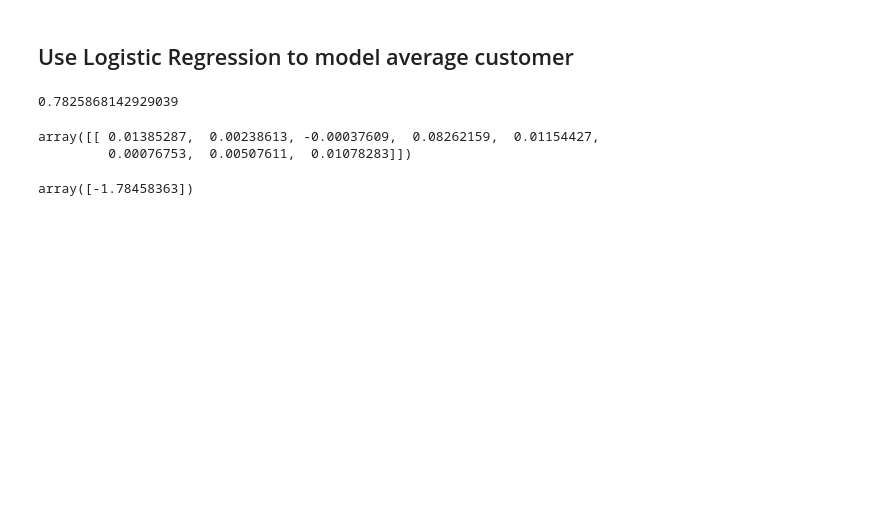
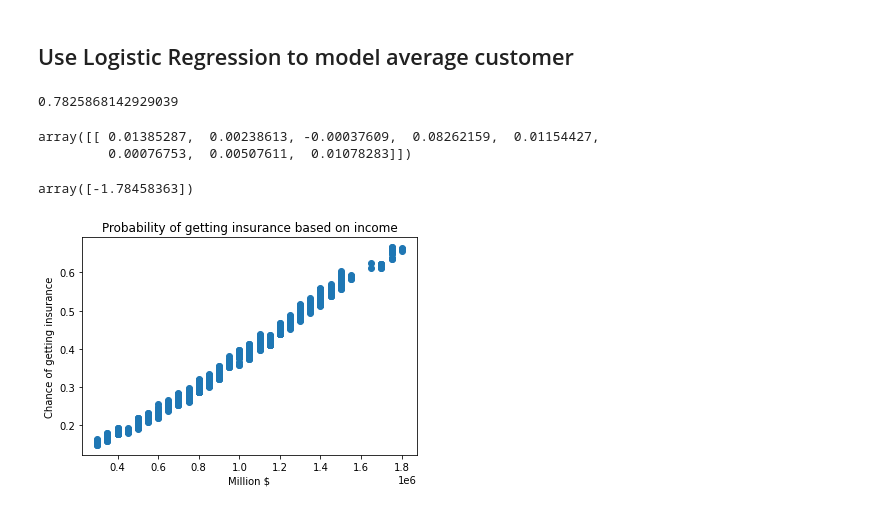
Before and after one commit to SL477/Travel_Insurance_habits, a Jupyter notebook: notebook.ipynb, the cells around one changed output. Cells and saved outputs as stored; diff of their text form; code cells hidden in the pictures; blank space fills up the shorter version.

```diff
--- a/notebook.ipynb
+++ b/notebook.ipynb
@@ -190,3 +201,13 @@ array([[ 0.01385287,  0.00238613, -0.00037609,  0.08262159,  0.01154427,
 clf[1].intercept_
 # %% [output]
 array([-1.78458363])
+# %%
+# Income on insurance
+y_pred_proba = clf.predict_proba(X)
+plt.scatter(X.AnnualIncome, y_pred_proba[:,1])
+plt.xlabel('Million $')
+plt.ylabel("Chance of getting insurance")
+plt.title('Probability of getting insurance based on income')
+plt.show()
+# %% [output]
+[figure, added]
```
Also changed, not shown: parts of 1 cell of this notebook, 4 other files.
